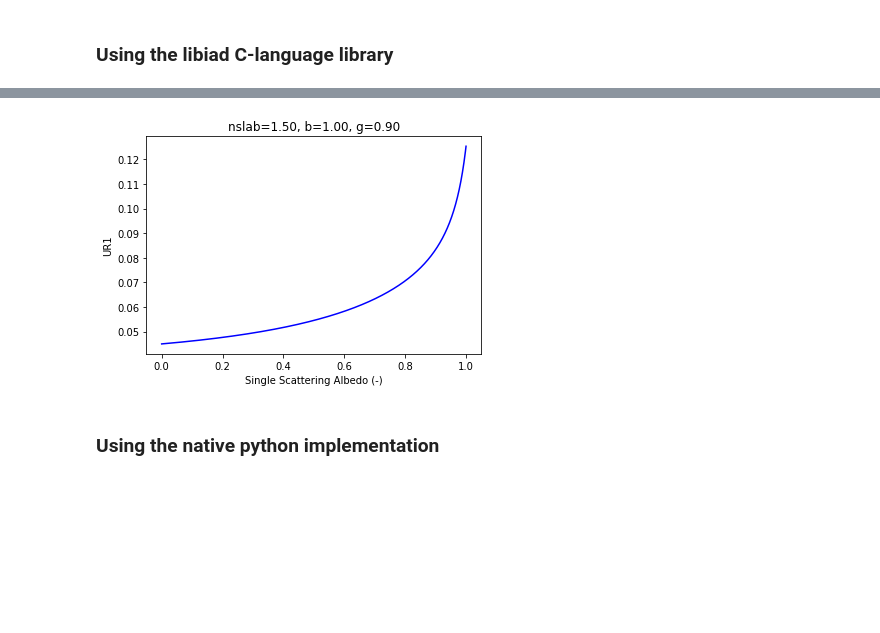
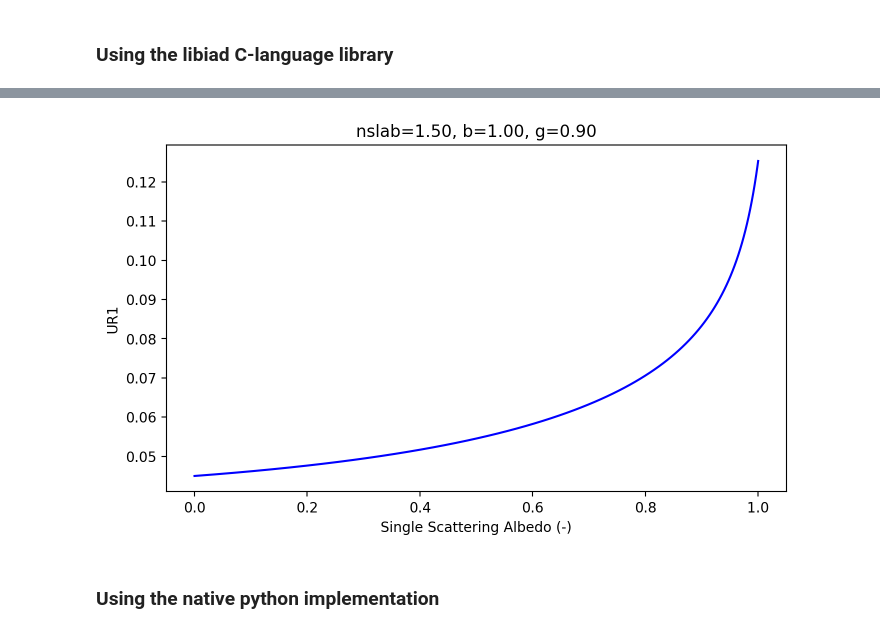
Before and after one commit to scottprahl/iadpython, a Jupyter notebook: docs/Adding-Doubling-Basics.ipynb, the cells around one changed output, grey strips where cells are left out. Drawn from its saved outputs; the diff is of its cells as text; code cells hidden in the pictures; blank space fills up the shorter version.

```diff
--- a/docs/Adding-Doubling-Basics.ipynb
+++ b/docs/Adding-Doubling-Basics.ipynb
@@ -78,10 +77,17 @@ a = np.linspace(0,1,5000)  # albedo varies between 0 and 1
 # %% [markdown]
 ### Using the libiad C-language library
 # %%
+nslab=1.5                  # ignore boundary reflection
+nslide=1.0                 # no glass slides above and below the sample
+b=10000                    # this is pretty much infinite
+g=0.9                      # isotropic scattering is fine
+a = np.linspace(0,1,5000)  # albedo varies between 0 and 1
+
 tic = time.perf_counter()
 ur1,ut1,uru,utu = iadc.rt(nslab, nslide, a, b, g)
 print("elapsed %.2f" % (time.perf_counter()-tic))
 
+plt.figure(figsize=(8,4.5))
 plt.plot(a,ur1,color='blue')
 plt.xlabel('Single Scattering Albedo (-)')
 plt.ylabel('UR1')
@@ -92,4 +98,4 @@ elapsed 2.04
-[figure, old version]
+[figure, new version]
 # %% [markdown]
 ### Using the native python implementation
 # %%
```
Also changed, not shown: parts of 14 cells of this notebook, 14 other files.
